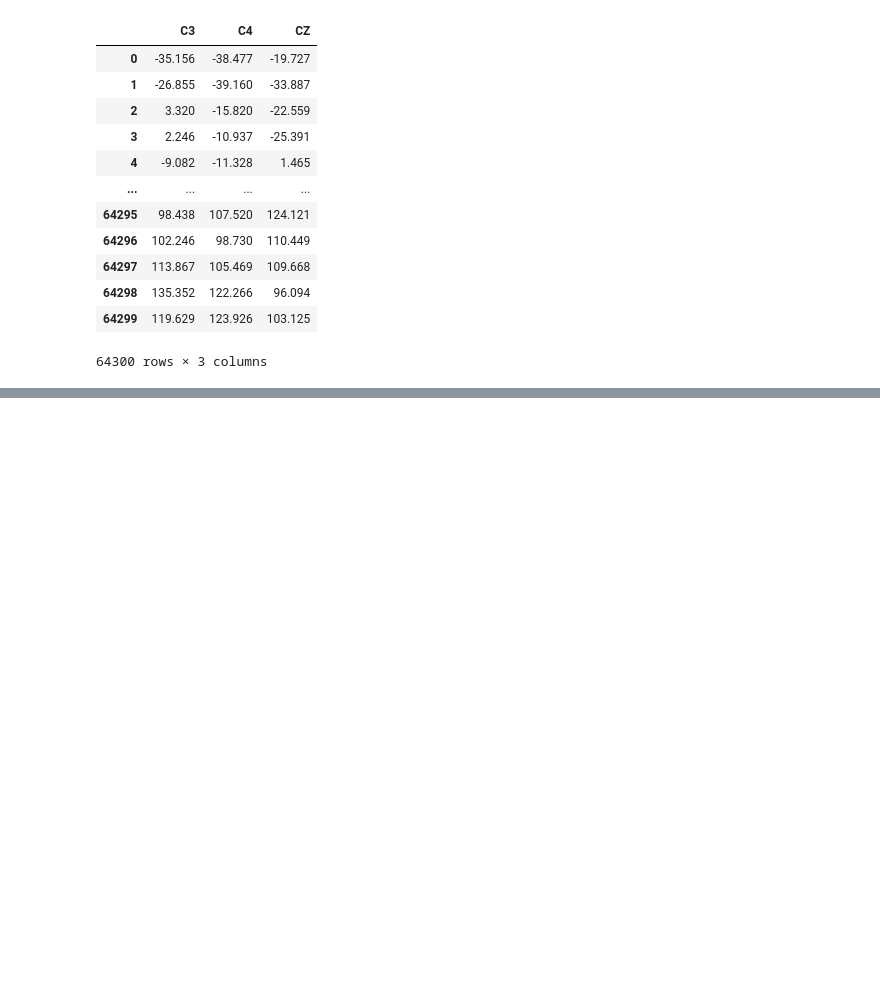
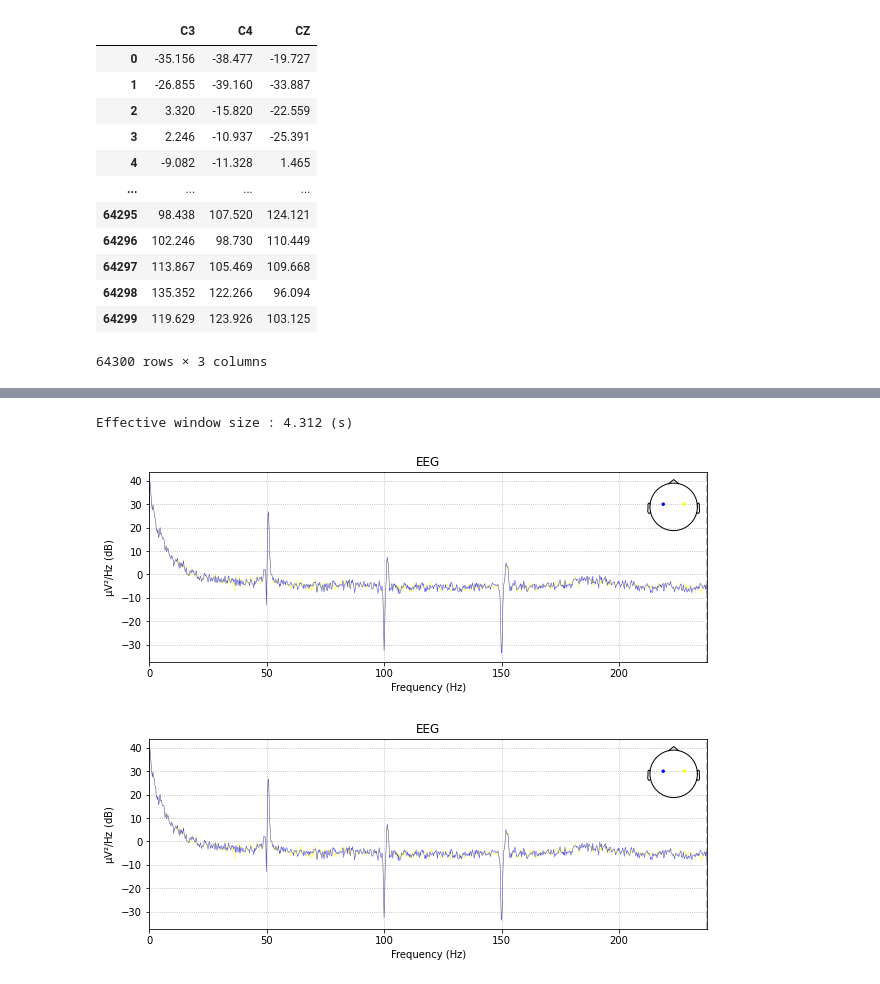
Before and after one commit to anuj-guptaa/EEG-Group7, a Jupyter notebook: eeg prepro.ipynb, the cells around one changed output, grey strips where cells are left out. Drawn from its saved outputs; the diff is of its cells as text; code cells hidden in the pictures; blank space fills up the shorter version.

```diff
--- a/eeg prepro.ipynb
+++ b/eeg prepro.ipynb
@@ -121,8 +127,8 @@ from mne.io import RawArray
 # %%
 def df_to_raw(df):
-    sfreq = 120
+    sfreq = 475
     ch_names = list(df.columns)
-    ch_types = ['eeg'] * (len(df.columns) - 1) + ['stim']
+    ch_types = ['eeg']*(len(ch_names)-1) + ['stim']
     ten_twenty_montage = mne.channels.make_standard_montage('standard_1020')
 
     df = df.T  #mne looks at the tranpose() format
@@ -131,7 +137,7 @@ def df_to_raw(df):
     info = create_info(ch_names=ch_names, ch_types=ch_types, sfreq=sfreq)
 
     raw = mne.io.RawArray(df, info)
-#     raw.set_montage(ten_twenty_montage)
+    raw.set_montage(ten_twenty_montage, match_case=False)
 
     #try plotting the raw data of its power spectral density
     raw.plot_psd()
@@ -212,0 +177,7 @@ left0.plot()
+# %%
+#observe that the 50Hz noise is now gone, yay!
+raw.plot_psd()
+# %% [output]
+Effective window size : 4.312 (s)
+[figure, added]
+[figure, added]
```
Also changed, not shown: parts of 15 cells of this notebook.
